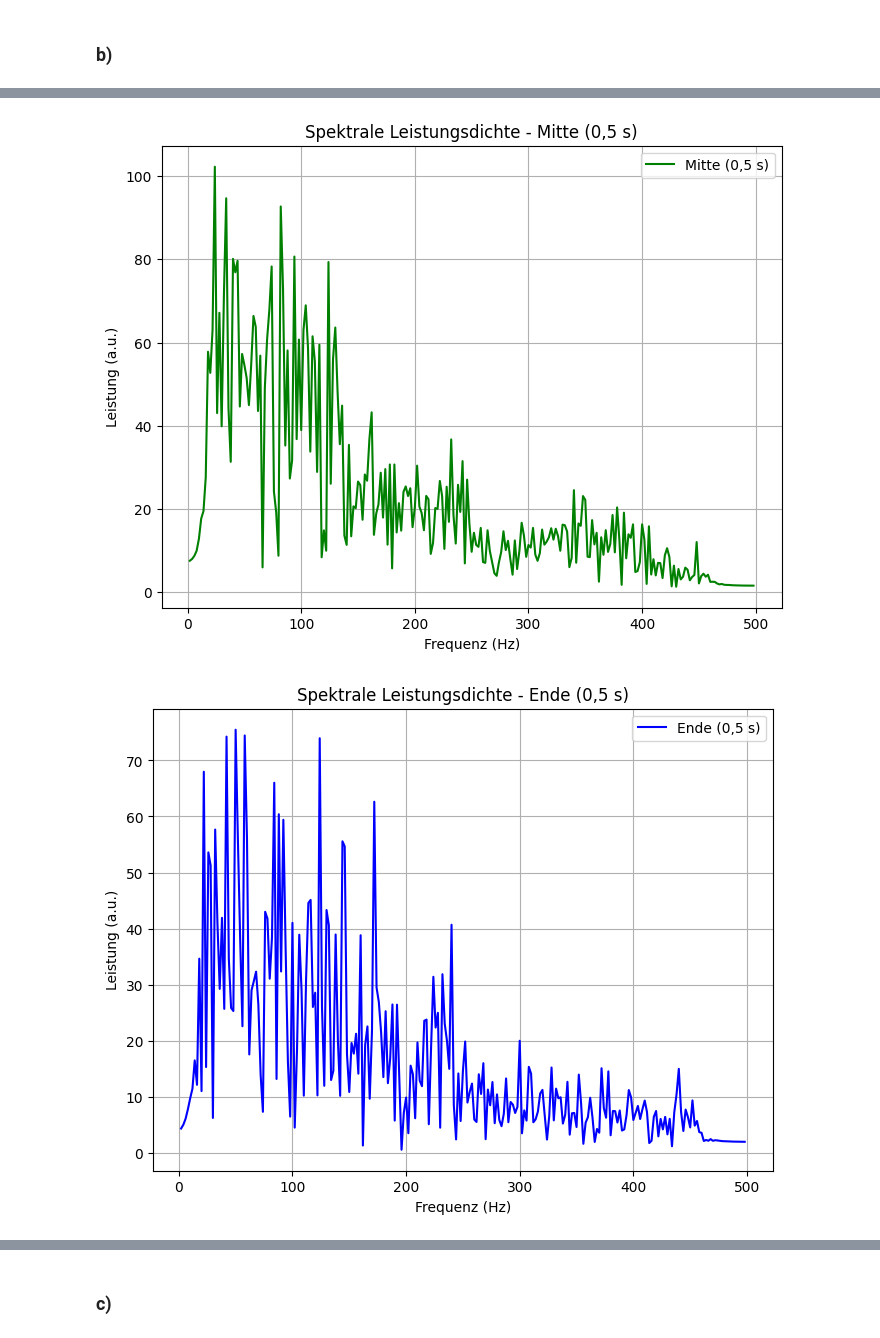
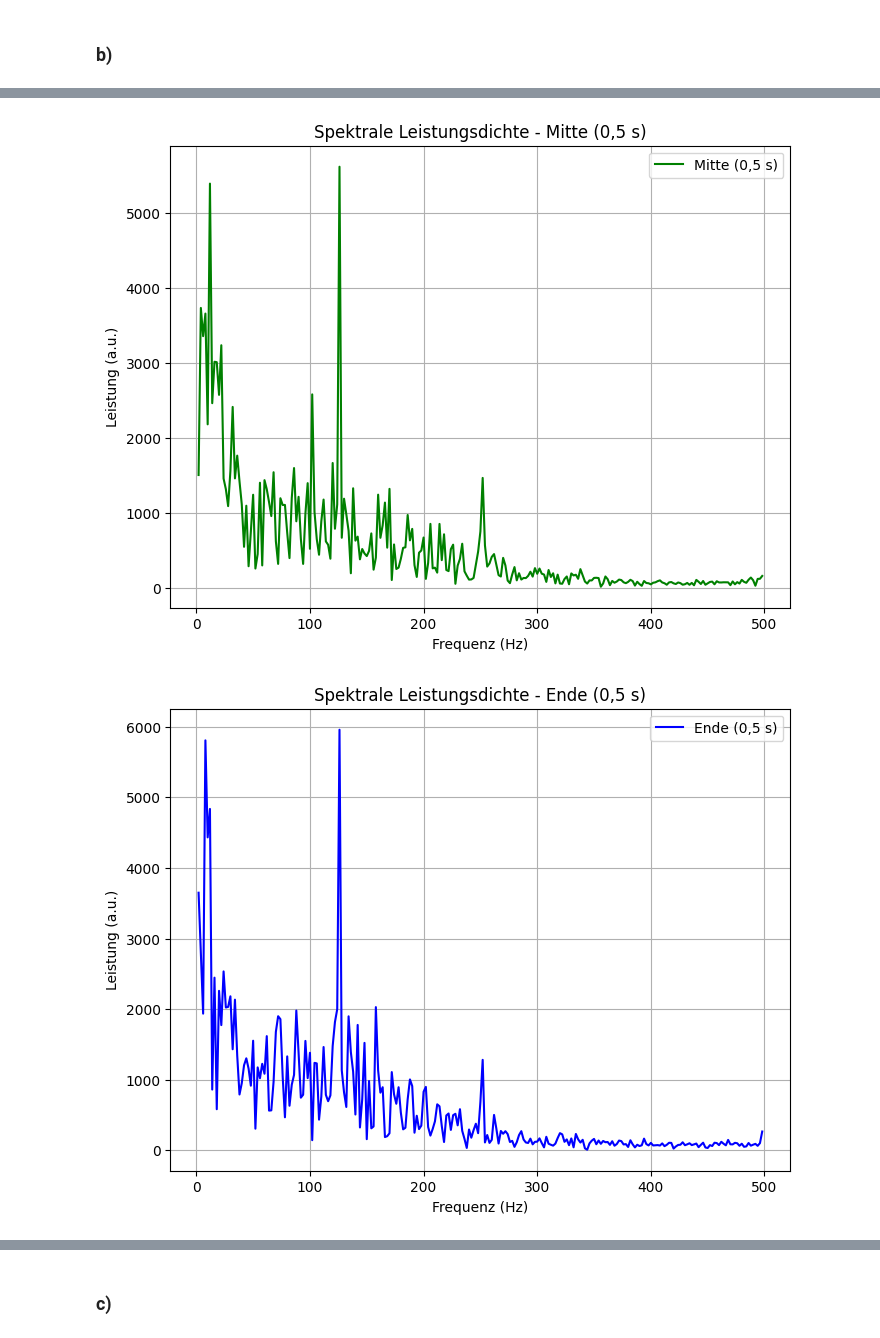
Before and after one commit to VPaulineC/Praktikum-3, a Jupyter notebook: MainCode3.ipynb, the cells around one changed output, grey strips where cells are left out. Saved outputs shown, nothing was run; the diff lists cells and outputs as text; code cells hidden in the pictures.

```diff
--- a/MainCode3.ipynb
+++ b/MainCode3.ipynb
@@ -409,4 +397,30 @@ end_power, end_freqs = l3f.get_power(end_segment, fs)
 # %%
+
+
+# Filtereinstellungen
+fs = 1000  # Samplingfrequenz in Hz
+segment_duration = 0.5  # Segmentdauer in Sekunden
+samples_per_segment = int(segment_duration * fs)
+
+# Indizes für Burst-Segmente aus fatigue['emg']
+burst_start_idx = int(4 * fs)  # Startindex
+burst_end_idx = burst_start_idx + int(1.5 * fs)  # Endindex
+
+# Segmente für Anfang, Mitte und Ende des Bursts
+start_idx = burst_start_idx
+start_segment = fatigue['emg'][start_idx:start_idx + samples_per_segment]
+
+middle_idx = burst_start_idx + (burst_end_idx - burst_start_idx) // 2 - samples_per_segment // 2
+middle_segment = fatigue['emg'][middle_idx:middle_idx + samples_per_segment]
+
+end_idx = burst_end_idx - samples_per_segment
+end_segment = fatigue['emg'][end_idx:end_idx + samples_per_segment]
+
+# Berechnung der spektralen Leistungsdichte für jedes Segment
+start_power, start_freqs = l3f.get_power(start_segment, fs)
+middle_power, middle_freqs = l3f.get_power(middle_segment, fs)
+end_power, end_freqs = l3f.get_power(end_segment, fs)
+
 # Plot für das Segment "Anfang"
 plt.figure(figsize=(8, 6))
 plt.plot(start_freqs, start_power, color='red', label='Anfang (0,5 s)')
@@ -441,2 +455,2 @@ plt.show()
-[figure, old version]
+[figure, new version]
-[figure, old version]
+[figure, new version]
```
Also changed, not shown: parts of 18 cells of this notebook.
